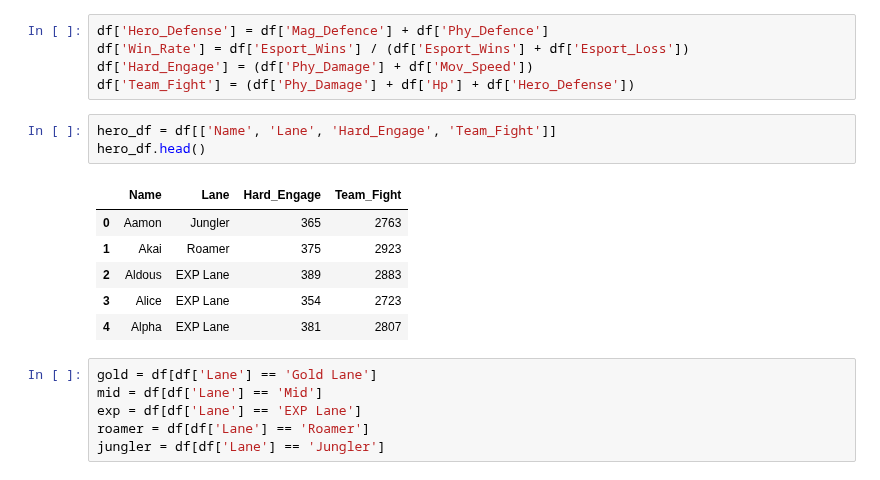
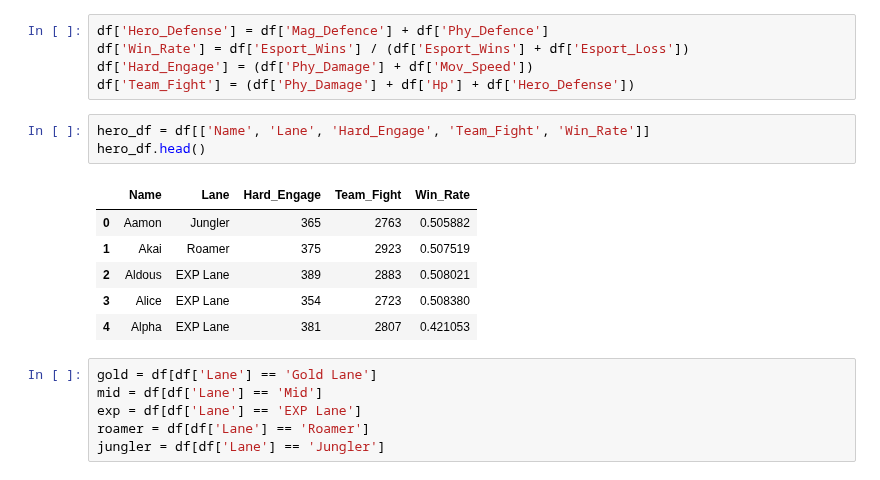
Before and after one commit to saifudienrosyid/MLBB_GenethicAlgorithm, a Jupyter notebook: main_muf.ipynb, the cells around one changed output. Drawn from its saved outputs; the diff is of its cells as text.

```diff
--- a/main_muf.ipynb
+++ b/main_muf.ipynb
@@ -18,15 +18,15 @@ df['Win_Rate'] = df['Esport_Wins'] / (df['Esport_Wins'] + df['Esport_Loss'])
 df['Hard_Engage'] = (df['Phy_Damage'] + df['Mov_Speed'])
 df['Team_Fight'] = (df['Phy_Damage'] + df['Hp'] + df['Hero_Defense'])
 # %%
-hero_df = df[['Name', 'Lane', 'Hard_Engage', 'Team_Fight']]
+hero_df = df[['Name', 'Lane', 'Hard_Engage', 'Team_Fight', 'Win_Rate']]
 hero_df.head()
 # %% [output]
-|  | Name | Lane | Hard_Engage | Team_Fight |
-| 0 | Aamon | Jungler | 365 | 2763 |
-| 1 | Akai | Roamer | 375 | 2923 |
-| 2 | Aldous | EXP Lane | 389 | 2883 |
-| 3 | Alice | EXP Lane | 354 | 2723 |
-| 4 | Alpha | EXP Lane | 381 | 2807 |
+|  | Name | Lane | Hard_Engage | Team_Fight | Win_Rate |
+| 0 | Aamon | Jungler | 365 | 2763 | 0.505882 |
+| 1 | Akai | Roamer | 375 | 2923 | 0.507519 |
+| 2 | Aldous | EXP Lane | 389 | 2883 | 0.508021 |
+| 3 | Alice | EXP Lane | 354 | 2723 | 0.508380 |
+| 4 | Alpha | EXP Lane | 381 | 2807 | 0.421053 |
 # %%
 gold = df[df['Lane'] == 'Gold Lane']
 mid = df[df['Lane'] == 'Mid']
```
Also changed, not shown: parts of 3 cells of this notebook.
